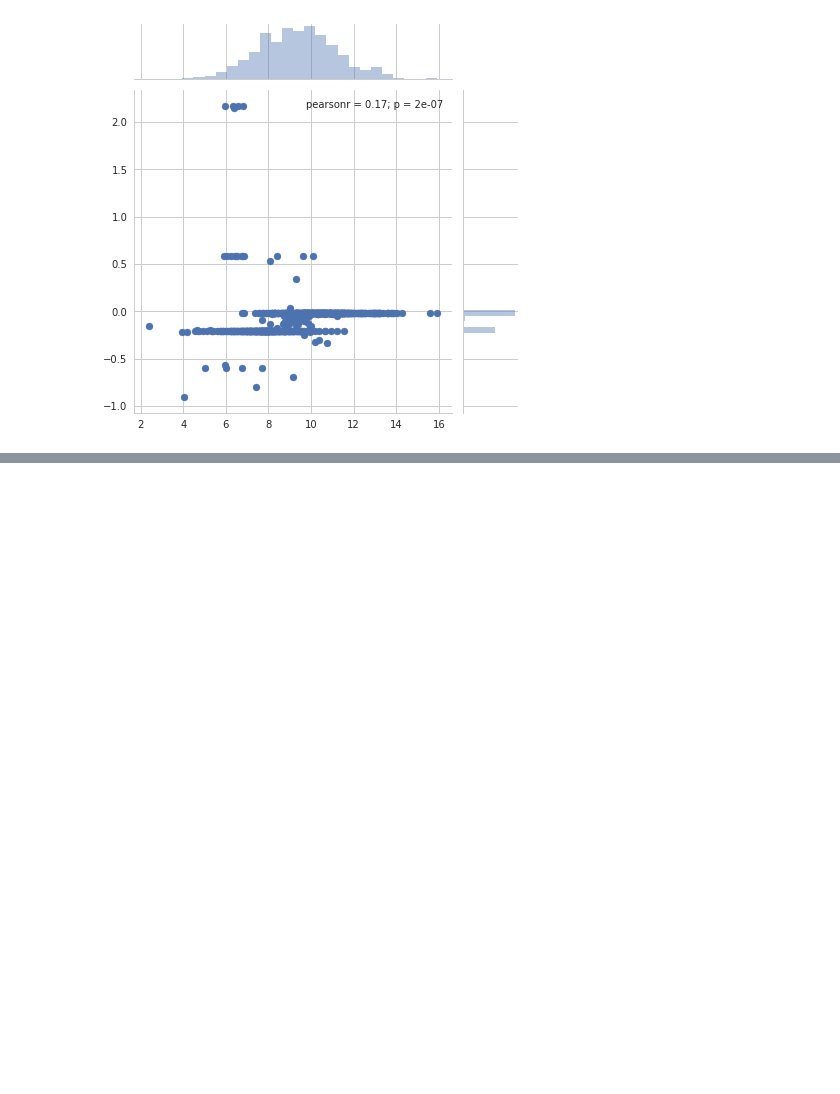
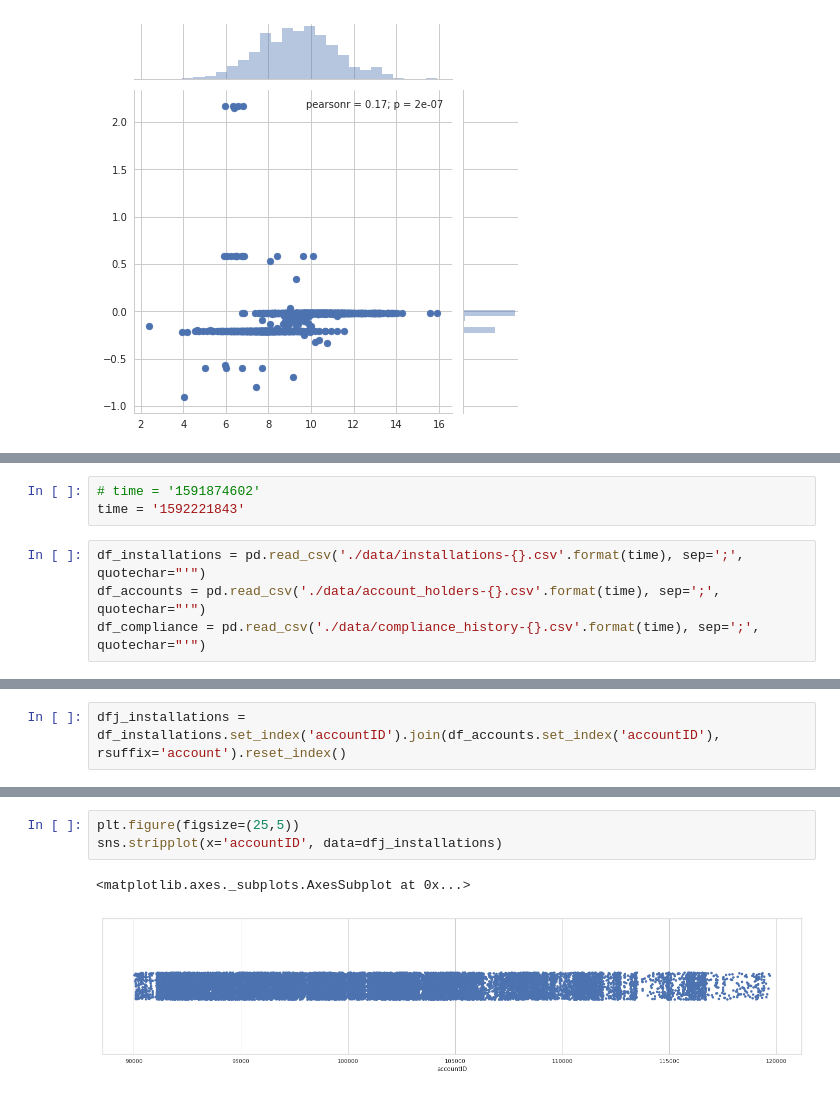
Before and after one commit to alexisthual/ets-allocations-analysis, a Jupyter notebook: ETS_allocations_analysis.ipynb, the cells around one changed output, grey strips where cells are left out. Cells and saved outputs as stored; diff of their text form; blank space fills up the shorter version.

Commit message:
Analyse scraped compliance data

```diff
--- a/ETS_allocations_analysis.ipynb
+++ b/ETS_allocations_analysis.ipynb
@@ -386,0 +392,7 @@ sns.jointplot(
+# %%
+# time = '1591874602'
+time = '1592221843'
+# %%
+df_installations = pd.read_csv('./data/installations-{}.csv'.format(time), sep=';', quotechar="'")
+df_accounts = pd.read_csv('./data/account_holders-{}.csv'.format(time), sep=';', quotechar="'")
+df_compliance = pd.read_csv('./data/compliance_history-{}.csv'.format(time), sep=';', quotechar="'")
@@ -386,0 +432,2 @@ sns.jointplot(
+# %%
+dfj_installations = df_installations.set_index('accountID').join(df_accounts.set_index('accountID'), rsuffix='account').reset_index()
@@ -386,0 +443,6 @@ sns.jointplot(
+# %%
+plt.figure(figsize=(25,5))
+sns.stripplot(x='accountID', data=dfj_installations)
+# %% [output]
+<matplotlib.axes._subplots.AxesSubplot at 0x...>
+[figure, added]
```
Also changed, not shown: parts of 42 cells of this notebook.
